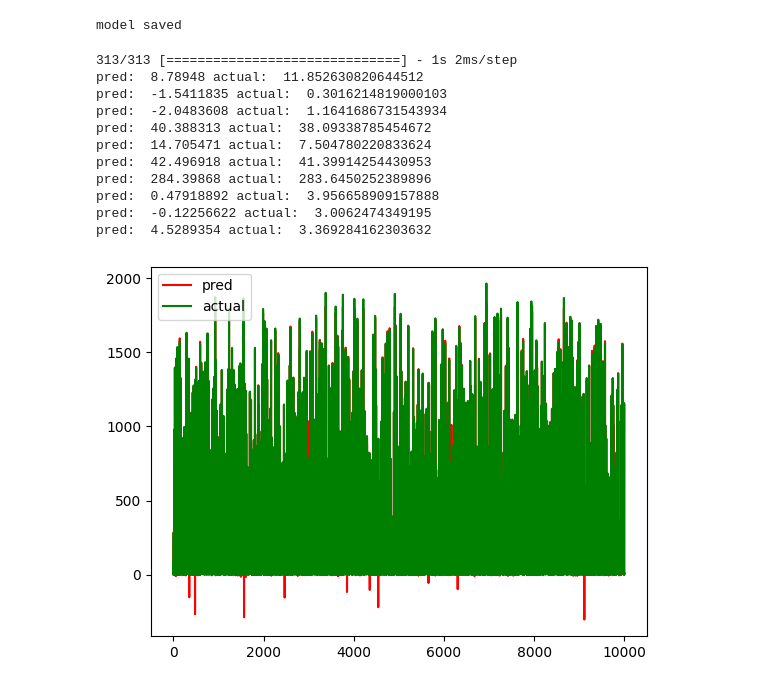
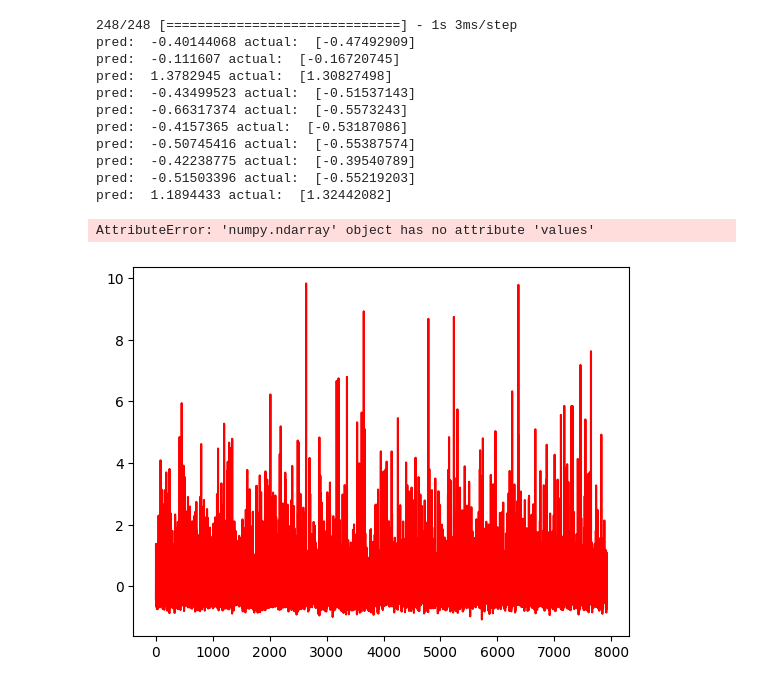
Before and after one commit to LuccaMS/fetrans, a Jupyter notebook: main.ipynb, the cells around one changed output. Cells and saved outputs as stored; diff of their text form; code cells hidden in the pictures.

Commit message:
agora o dataset está mais completo, scaling ambos dados

```diff
--- a/main.ipynb
+++ b/main.ipynb
@@ -73,13 +110,13 @@ from sklearn.model_selection import RandomizedSearchCV
 # %%
 param_distribs = {
-    "n_hidden": [0, 1, 2, 3],
-    "n_neurons": np.arange(10, 256),
+    "n_hidden": [0, 1, 2, 3,4,5,6,7,8,9,10],
+    "n_neurons": np.arange(5, 256),
     "learning_rate": reciprocal(3e-5, 3e-3),
     "activation": ["tanh"],
 }
 # %%
 rnd_search_cv = RandomizedSearchCV(keras_reg, param_distribs, n_iter=5,n_jobs=1,cv=3)
-rnd_search_cv.fit(X_train, y_train, epochs=50,
+rnd_search_cv.fit(X_train, y_train, epochs=80,
                     validation_data=(X_valid, y_valid),
-                    callbacks=[keras.callbacks.EarlyStopping(patience=10,monitor="val_loss")],verbose=2)
+                    callbacks=[keras.callbacks.EarlyStopping(patience=5,monitor="val_loss")],verbose=2)
 # %% [output]
@@ -205,0 +261,11 @@ plt.show()
+# %%
+#measuring the total error, the mean absolute error and the mean squared error
+total_error = 0
+total_pred = 0
+total_test = 0
+for i in range(len(y_pred)):
+    total_pred = total_pred + y_pred[i]
+    total_test = total_test + y_test[i]
+
+total_error = (total_pred - total_test)/total_test # prediction - actual / actual
+print("total error: ", total_error*100, "%")
@@ -222,10 +301,13 @@ pred:  77.154755 actual:  74.84710728084754
 #importing the dataset test.csv
 dataset_test = pd.read_csv('teste.csv')
 #setting up the target and the data
-target = dataset_test["flx_calor"]
-dados = dataset_test[["tx_transf", "area","condutividade","dtdx"]]
+target = dataset_test["heat_flux"]
+dados = dataset_test[['conductivity','area','dt','dx','heat_transfer']]
 #scaling the data
-dados = scaler.transform(dados)
+scaler = StandardScaler()
+dados = scaler.fit_transform(dados)
+target = target.values.reshape(-1,1)
+target = scaler.fit_transform(target)
 # %%
 new_mse_test = model.evaluate(dados, target)
 # %% [output]
@@ -274,41 +353,41 @@ mse new test:  2569.94189453125
 #before saving the model, we are going to verify if its evaluation on the test and in the new dataset are smaller
 #than the average of the evaluations of the older models
 
-if (new_mse_test < average_mse_new_test and mse_test < average_mse_test) or (new_mse_test < average_mse_new_test and mse_test > average_mse_test):
+if ((new_mse_test < average_mse_new_test and mse_test < average_mse_test) or (new_mse_test < average_mse_new_test and mse_test > average_mse_test) ):
     #creating a name of the model, based on the date and the amount of hidden layers and neurons
     #name = "model_" + str(datetime.datetime.now()) + "_" + str(rnd_search_cv.best_params_["n_hidden"]) + "_" + str(rnd_search_cv.best_params_["n_neurons"]) + ".h5"
     #name is going to be tha name of the model, which consists in the amount of hidden layers and neurons
     name = "model_" + str(rnd_search_cv.best_params_["n_hidden"]) + "_" + str(rnd_search_cv.best_params_["n_neurons"]) + ".h5"
     model.save(name)
     print("model saved")
-# %% [output]
-model saved
 # %%
 #showing the first 10 predctions and the real values
 y_pred = model.predict(dados)
 y_pred = y_pred.flatten()
+
 for i in range(10):
-    print("pred: ", y_pred[i], "actual: ", target.values[i])
+    print("pred: ", y_pred[i], "actual: ", target[i])
 # %% [output]
-313/313 [==============================] - 1s 2ms/step
-pred:  8.78948 actual:  11.852630820644512
-pred:  -1.5411835 actual:  0.3016214819000103
-pred:  -2.0483608 actual:  1.1641686731543934
-pred:  40.388313 actual:  38.09338785454672
-pred:  14.705471 actual:  7.504780220833624
-pred:  42.496918 actual:  41.39914254430953
-pred:  284.39868 actual:  283.6450252389896
-pred:  0.47918892 actual:  3.956658909157888
-pred:  -0.12256622 actual:  3.0062474349195
-pred:  4.5289354 actual:  3.369284162303632
+248/248 [==============================] - 1s 3ms/step
+pred:  -0.40144068 actual:  [-0.47492909]
+pred:  -0.111607 actual:  [-0.16720745]
+pred:  1.3782945 actual:  [1.30827498]
+pred:  -0.43499523 actual:  [-0.51537143]
+pred:  -0.66317374 actual:  [-0.5573243]
+pred:  -0.4157365 actual:  [-0.53187086]
+pred:  -0.50745416 actual:  [-0.55387574]
+pred:  -0.42238775 actual:  [-0.39540789]
+pred:  -0.51503396 actual:  [-0.55219203]
+pred:  1.1894433 actual:  [1.32442082]
 # %%
 #Plotting the predictions and the real values
 plt.plot(y_pred, color="red", label="pred")
-plt.plot(target.values, color="green", label="actual")
+plt.plot(target, color="green", label="actual")
 plt.legend(loc="upper left")
 plt.show()
 # %% [output]
+AttributeError: 'numpy.ndarray' object has no attribute 'values'
-[figure, old version]
+[figure, new version]
 # %%
 #getting all the files that end with .h5
 path = os.getcwd()
```
Also changed, not shown: parts of 41 cells of this notebook, 7 other files.
